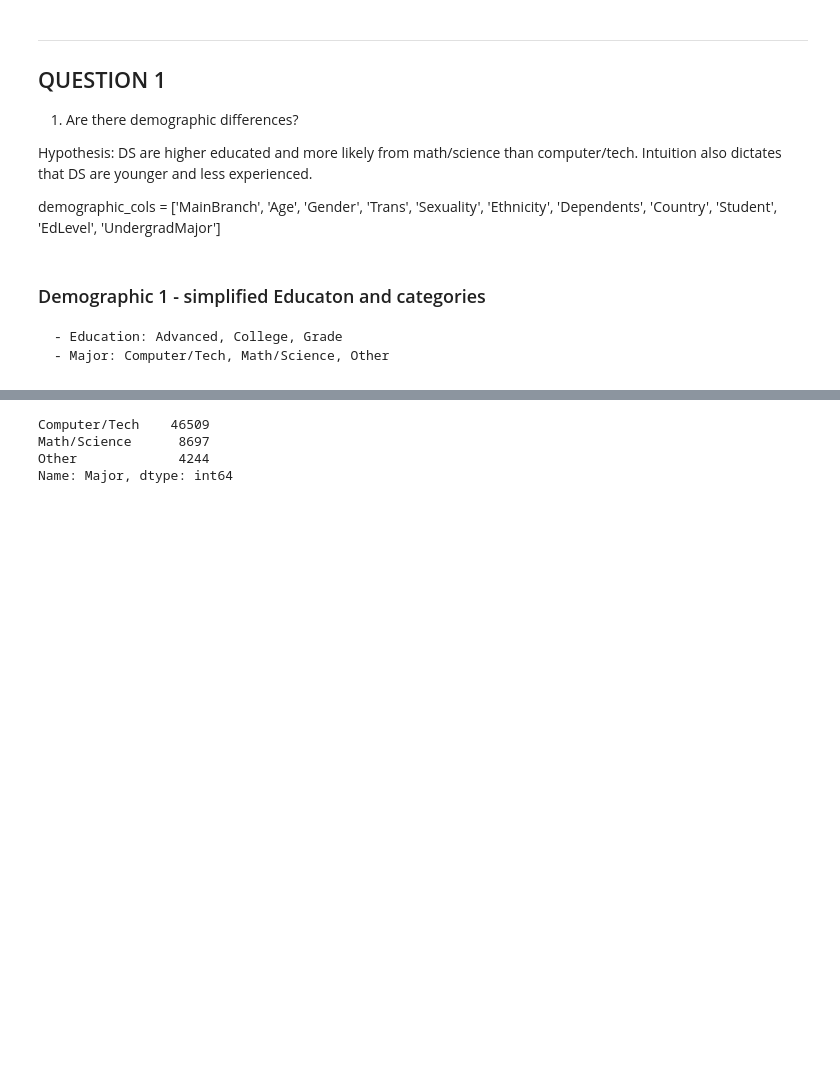
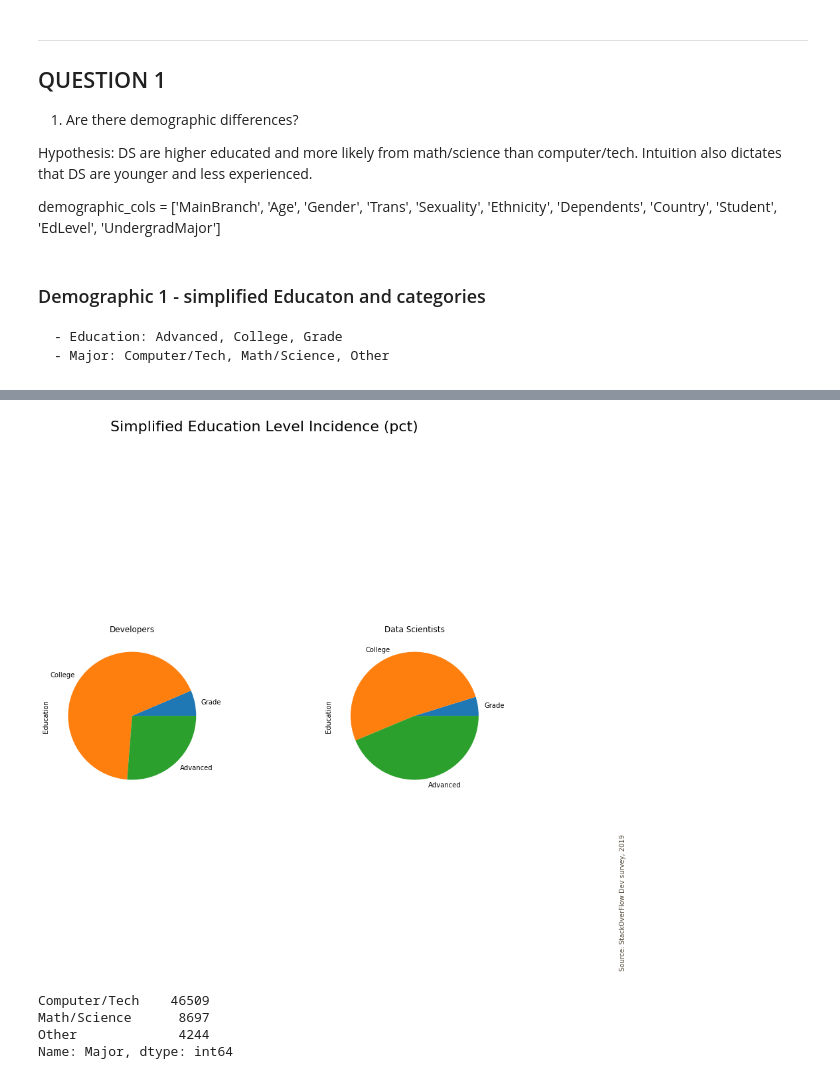
Before and after one commit to ergonyc/Practice-python-exercises, a Jupyter notebook: DataPresentation0/StackOverFlow-ThinkfulCapstone0.ipynb, the cells around one changed output, grey strips where cells are left out. Drawn from its saved outputs; the diff is of its cells as text; code cells hidden in the pictures; blank space fills up the shorter version.

```diff
--- a/DataPresentation0/StackOverFlow-ThinkfulCapstone0.ipynb
+++ b/DataPresentation0/StackOverFlow-ThinkfulCapstone0.ipynb
@@ -440,3 +542,18 @@ plot_2col(df_plot1, df_plot2, title_text, xlimit, xlabel_text, ylabel_text)
+# %%
+# plot EdLevel and Education summaries for DS and non-DS
+
+title_text = 'Simplified Education Level Incidence (pct)'
+xlimit = {0,70}
+xlabel_text = 'percent'
+ylabel_text = 'educatation'
+df_plot1 = 100*df.Education[df['notDS']].value_counts('mean',sort=False)
+df_plot2 = 100*df.Education[df['isDS']].value_counts('mean',sort=False)
+df_plot2 = df_plot2[df_plot1.index]
+plot_2col(df_plot1, df_plot2, title_text, xlimit, xlabel_text, ylabel_text,'pie')
+#df_plot1.unstack(-1).plot.barh()
+#df_plot1
+# %% [output]
+[figure, added]
 # %%
 # plot UndergradMajor and Major summaries for DS and non-DS
 # %%
```
Also changed, not shown: parts of 55 cells of this notebook.
